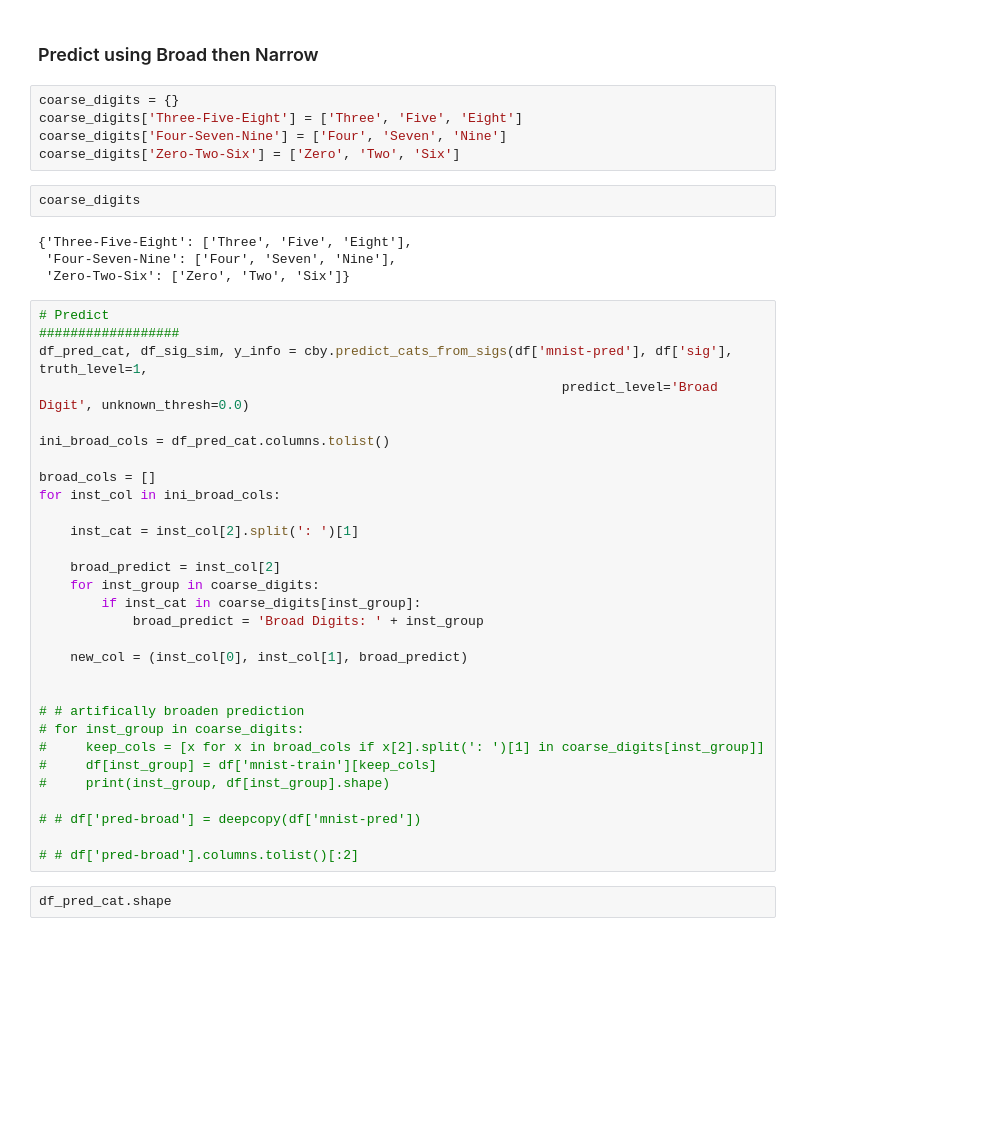
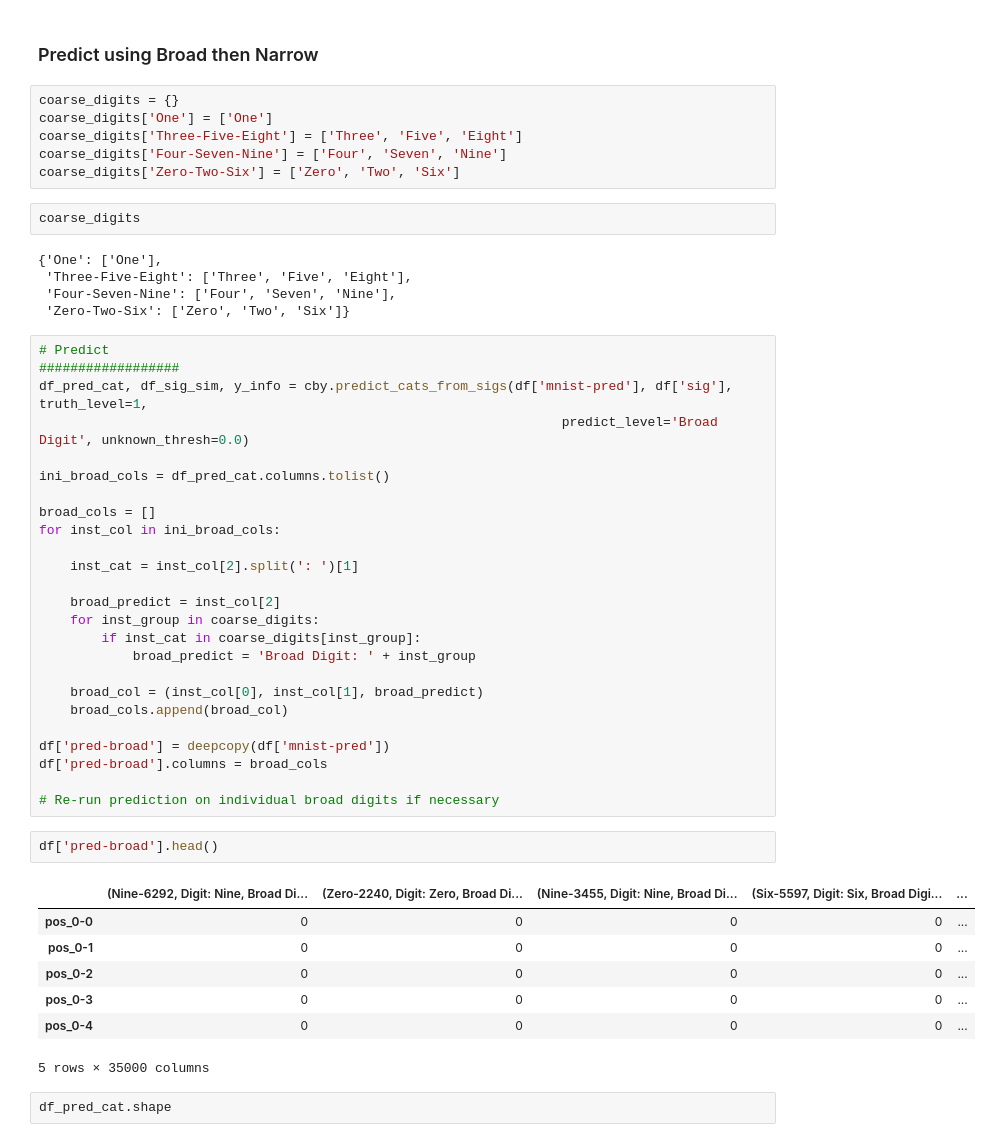
Before and after one commit to ismms-himc/clustergrammer2-notebooks, a Jupyter notebook: notebooks/5.0_MNIST.ipynb, the cells around one changed output. Cells and saved outputs as stored; diff of their text form; blank space fills up the shorter version.

```diff
--- a/notebooks/5.0_MNIST.ipynb
+++ b/notebooks/5.0_MNIST.ipynb
@@ -189,13 +189,15 @@ dtype: float64
 ### Predict using Broad then Narrow
 # %%
 coarse_digits = {}
+coarse_digits['One'] = ['One']
 coarse_digits['Three-Five-Eight'] = ['Three', 'Five', 'Eight']
 coarse_digits['Four-Seven-Nine'] = ['Four', 'Seven', 'Nine']
 coarse_digits['Zero-Two-Six'] = ['Zero', 'Two', 'Six']
 # %%
 coarse_digits
 # %% [output]
-{'Three-Five-Eight': ['Three', 'Five', 'Eight'],
+{'One': ['One'],
+ 'Three-Five-Eight': ['Three', 'Five', 'Eight'],
  'Four-Seven-Nine': ['Four', 'Seven', 'Nine'],
  'Zero-Two-Six': ['Zero', 'Two', 'Six']}
 # %%
@@ -214,20 +216,25 @@ for inst_col in ini_broad_cols:
     broad_predict = inst_col[2]
     for inst_group in coarse_digits:
         if inst_cat in coarse_digits[inst_group]:
-            broad_predict = 'Broad Digits: ' + inst_group
+            broad_predict = 'Broad Digit: ' + inst_group
 
-    new_col = (inst_col[0], inst_col[1], broad_predict)
+    broad_col = (inst_col[0], inst_col[1], broad_predict)
+    broad_cols.append(broad_col)
 
+df['pred-broad'] = deepcopy(df['mnist-pred'])
+df['pred-broad'].columns = broad_cols
 
-# # artifically broaden prediction
-# for inst_group in coarse_digits:
-#     keep_cols = [x for x in broad_cols if x[2].split(': ')[1] in coarse_digits[inst_group]]
-#     df[inst_group] = df['mnist-train'][keep_cols]
-#     print(inst_group, df[inst_group].shape)
-
-# # df['pred-broad'] = deepcopy(df['mnist-pred'])
-
-# # df['pred-broad'].columns.tolist()[:2]
+# Re-run prediction on individual broad digits if necessary
+# %%
+df['pred-broad'].head()
+# %% [output]
+|  | (Nine-6292, Digit: Nine, Broad Di... | (Zero-2240, Digit: Zero, Broad Di... | (Nine-3455, Digit: Nine, Broad Di... | (Six-5597, Digit: Six, Broad Digi... | ... |
+| pos_0-0 | 0 | 0 | 0 | 0 | ... |
+| pos_0-1 | 0 | 0 | 0 | 0 | ... |
+| pos_0-2 | 0 | 0 | 0 | 0 | ... |
+| pos_0-3 | 0 | 0 | 0 | 0 | ... |
+| pos_0-4 | 0 | 0 | 0 | 0 | ... |
+5 rows × 35000 columns
 # %%
 df_pred_cat.shape
 # %%
```
